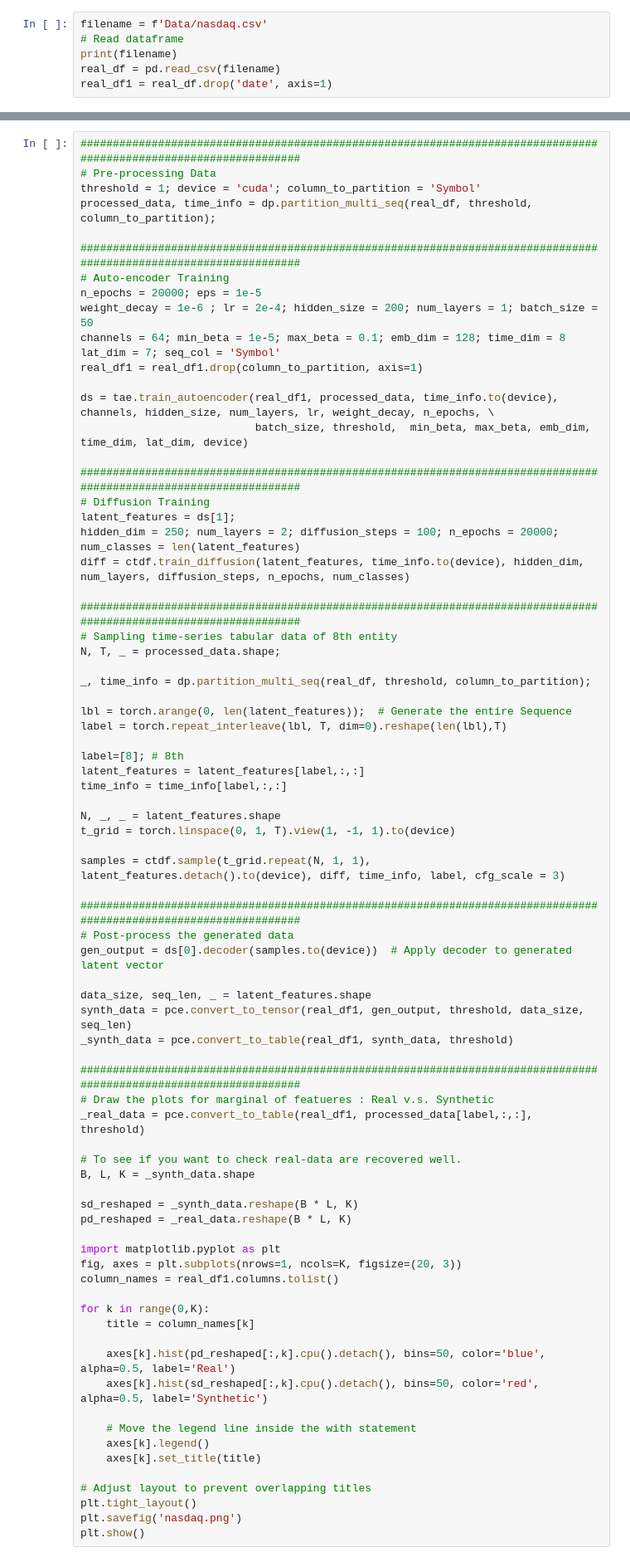
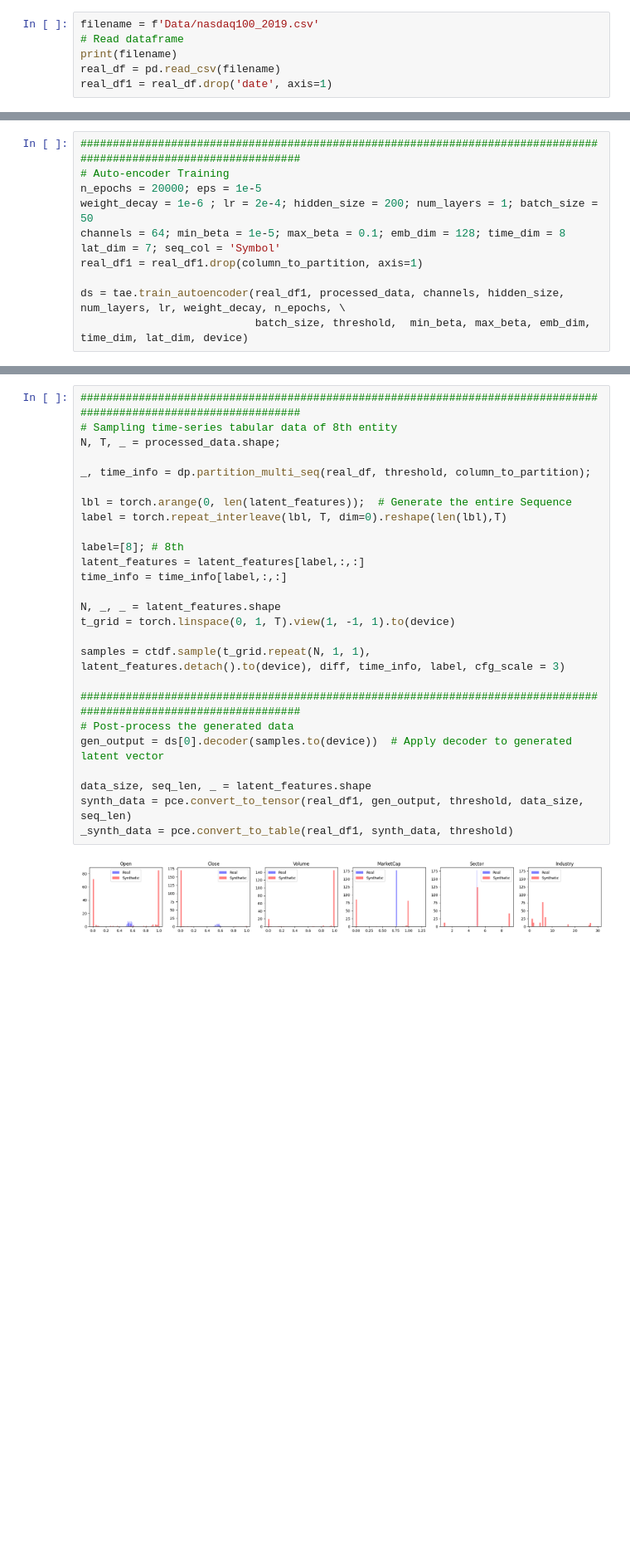
Before and after one commit to namjoonsuh/TimeAutoDiff, a Jupyter notebook: Model Code/TimeAutoDiff-Multi-Conditonal Sampling.ipynb, the cells around one changed output, grey strips where cells are left out. Shown: that part at 83% size. Drawn from its saved outputs; the diff is of its cells as text; blank space fills up the shorter version.

```diff
--- a/Model Code/TimeAutoDiff-Multi-Conditonal Sampling.ipynb
+++ b/Model Code/TimeAutoDiff-Multi-Conditonal Sampling.ipynb
@@ -37,5 +12,5 @@ Successfully installed joblib-1.4.2 scikit-learn-1.5.1 scipy-1.14.0 threadpoolct
 # %%
-filename = f'Data/nasdaq.csv'
+filename = f'Data/nasdaq100_2019.csv'
 # Read dataframe
 print(filename)
 real_df = pd.read_csv(filename)
@@ -42,0 +25,11 @@ real_df1 = real_df.drop('date', axis=1)
+# %%
+##################################################################################################################
+# Auto-encoder Training
+n_epochs = 20000; eps = 1e-5
+weight_decay = 1e-6 ; lr = 2e-4; hidden_size = 200; num_layers = 1; batch_size = 50
+channels = 64; min_beta = 1e-5; max_beta = 0.1; emb_dim = 128; time_dim = 8
+lat_dim = 7; seq_col = 'Symbol'
+real_df1 = real_df1.drop(column_to_partition, axis=1)
+
+ds = tae.train_autoencoder(real_df1, processed_data, channels, hidden_size, num_layers, lr, weight_decay, n_epochs, \
+                           batch_size, threshold,  min_beta, max_beta, emb_dim, time_dim, lat_dim, device)
@@ -43,77 +46,28 @@ real_df1 = real_df.drop('date', axis=1)
 # %%
-##################################################################################################################
-# Pre-processing Data
-threshold = 1; device = 'cuda'; column_to_partition = 'Symbol'
-processed_data, time_info = dp.partition_multi_seq(real_df, threshold, column_to_partition);
-
-##################################################################################################################
-# Auto-encoder Training
-n_epochs = 20000; eps = 1e-5
-weight_decay = 1e-6 ; lr = 2e-4; hidden_size = 200; num_layers = 1; batch_size = 50
-channels = 64; min_beta = 1e-5; max_beta = 0.1; emb_dim = 128; time_dim = 8
-lat_dim = 7; seq_col = 'Symbol'
-real_df1 = real_df1.drop(column_to_partition, axis=1)
-
-ds = tae.train_autoencoder(real_df1, processed_data, time_info.to(device), channels, hidden_size, num_layers, lr, weight_decay, n_epochs, \
-                           batch_size, threshold,  min_beta, max_beta, emb_dim, time_dim, lat_dim, device)
-
-##################################################################################################################
-# Diffusion Training
-latent_features = ds[1];
-hidden_dim = 250; num_layers = 2; diffusion_steps = 100; n_epochs = 20000; num_classes = len(latent_features)
-diff = ctdf.train_diffusion(latent_features, time_info.to(device), hidden_dim, num_layers, diffusion_steps, n_epochs, num_classes)
-
 ##################################################################################################################
 # Sampling time-series tabular data of 8th entity
 N, T, _ = processed_data.shape;
 
 _, time_info = dp.partition_multi_seq(real_df, threshold, column_to_partition);
 
 lbl = torch.arange(0, len(latent_features));  # Generate the entire Sequence
 label = torch.repeat_interleave(lbl, T, dim=0).reshape(len(lbl),T)
 
 label=[8]; # 8th
 latent_features = latent_features[label,:,:]
 time_info = time_info[label,:,:]
 
 N, _, _ = latent_features.shape
 t_grid = torch.linspace(0, 1, T).view(1, -1, 1).to(device)
 
 samples = ctdf.sample(t_grid.repeat(N, 1, 1), latent_features.detach().to(device), diff, time_info, label, cfg_scale = 3)
 
 ##################################################################################################################
 # Post-process the generated data
 gen_output = ds[0].decoder(samples.to(device))  # Apply decoder to generated latent vector
 
 data_size, seq_len, _ = latent_features.shape
 synth_data = pce.convert_to_tensor(real_df1, gen_output, threshold, data_size, seq_len)
 _synth_data = pce.convert_to_table(real_df1, synth_data, threshold)
-
-##################################################################################################################
-# Draw the plots for marginal of featueres : Real v.s. Synthetic
-_real_data = pce.convert_to_table(real_df1, processed_data[label,:,:], threshold)
-
-# To see if you want to check real-data are recovered well.
-B, L, K = _synth_data.shape
-
-sd_reshaped = _synth_data.reshape(B * L, K)
-pd_reshaped = _real_data.reshape(B * L, K)
-
-import matplotlib.pyplot as plt
-fig, axes = plt.subplots(nrows=1, ncols=K, figsize=(20, 3))
-column_names = real_df1.columns.tolist()
-
-for k in range(0,K):
-    title = column_names[k]
-
-    axes[k].hist(pd_reshaped[:,k].cpu().detach(), bins=50, color='blue', alpha=0.5, label='Real')
-    axes[k].hist(sd_reshaped[:,k].cpu().detach(), bins=50, color='red', alpha=0.5, label='Synthetic')
-
-    # Move the legend line inside the with statement
-    axes[k].legend()
-    axes[k].set_title(title)
-
-# Adjust layout to prevent overlapping titles
-plt.tight_layout()
-plt.savefig('nasdaq.png')
-plt.show()
+# %% [output]
+[figure, added]
```
Also changed, not shown: parts of 7 cells of this notebook, 1 other file.
